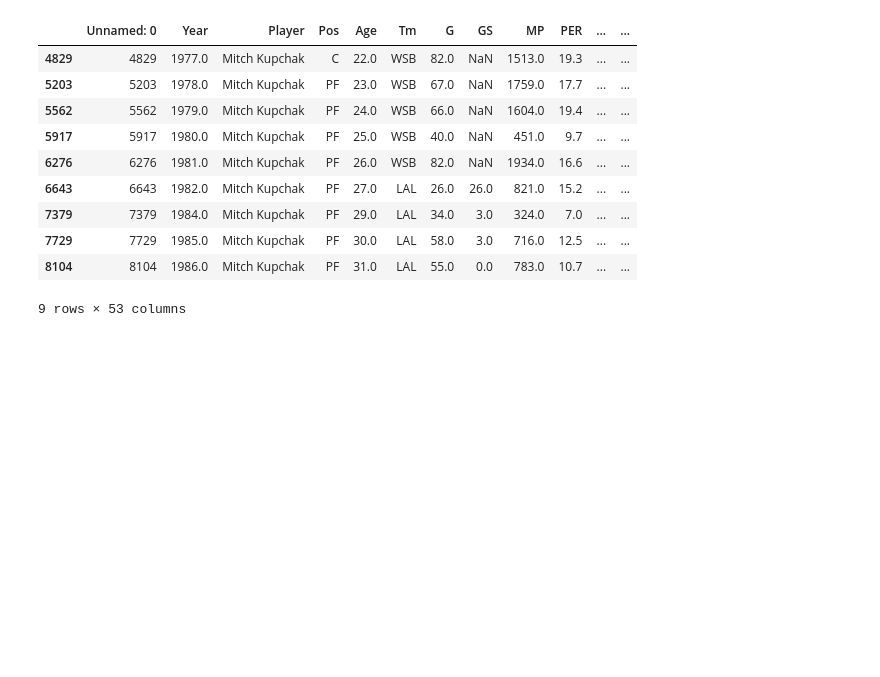
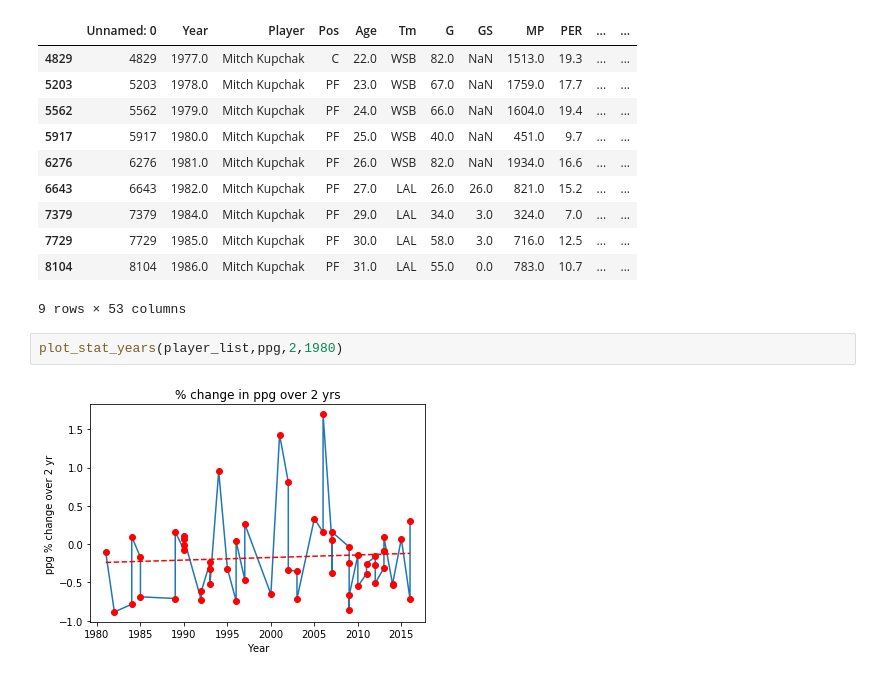
Before and after one commit to noogie13/nba-acl, a Jupyter notebook: analysis.ipynb, the cells around one changed output. Drawn from its saved outputs; the diff is of its cells as text; blank space fills up the shorter version.

```diff
--- a/analysis.ipynb
+++ b/analysis.ipynb
@@ -20,4 +20,8 @@ player_list[3].stats
 | 7729 | 7729 | 1985.0 | Mitch Kupchak | PF | 30.0 | LAL | 58.0 | 3.0 | 716.0 | 12.5 | ... | ... |
 | 8104 | 8104 | 1986.0 | Mitch Kupchak | PF | 31.0 | LAL | 55.0 | 0.0 | 783.0 | 10.7 | ... | ... |
 9 rows × 53 columns
+# %%
+plot_stat_years(player_list,ppg,2,1980)
+# %% [output]
+[figure, added]
 # %%
```
Also changed, not shown: parts of 9 cells of this notebook, 1 other file.
